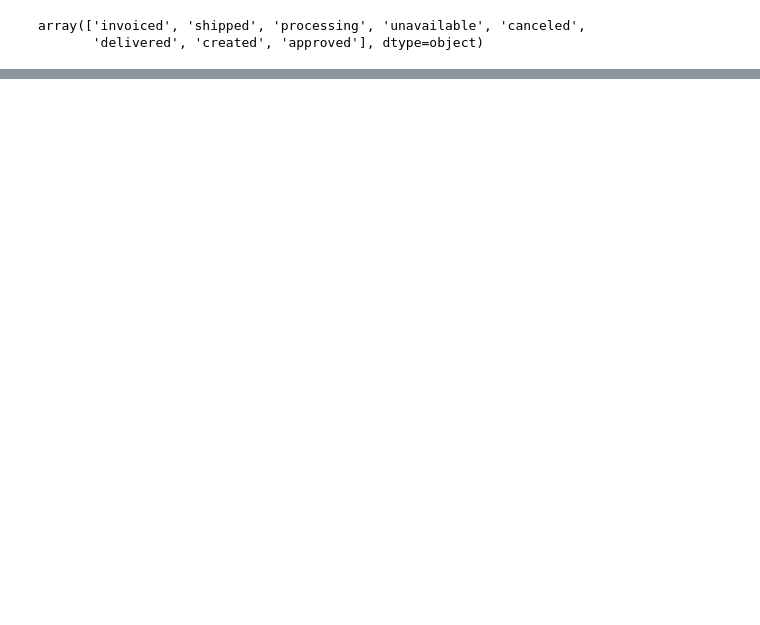
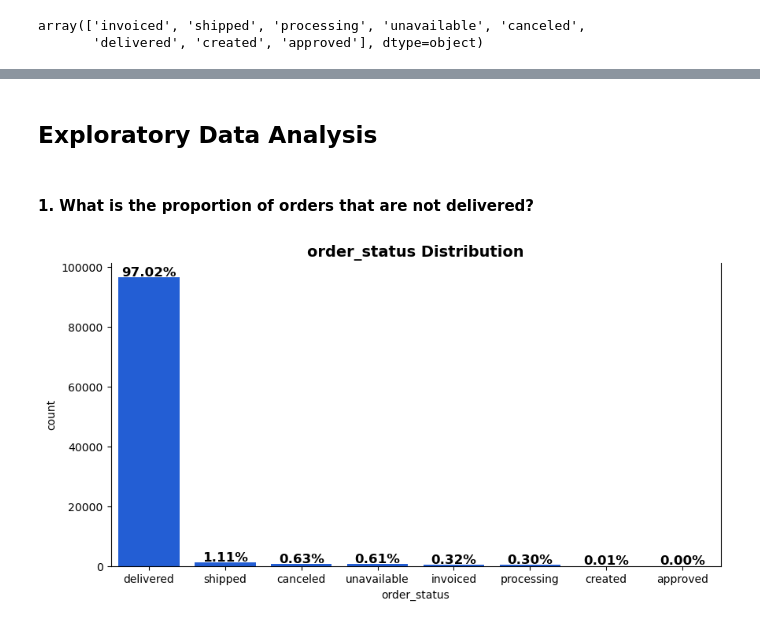
Before and after one commit to MohammadGhanaym/Data-Analysis-Projects, a Jupyter notebook: Analyze E-commerce dataset by Olist/Analysis.ipynb, the cells around one changed output, grey strips where cells are left out. Saved outputs shown, nothing was run; the diff lists cells and outputs as text; code cells hidden in the pictures; blank space fills up the shorter version.

```diff
--- a/Analyze E-commerce dataset by Olist/Analysis.ipynb
+++ b/Analyze E-commerce dataset by Olist/Analysis.ipynb
@@ -288,0 +347,4 @@ array(['invoiced', 'shipped', 'processing', 'unavailable', 'canceled',
+# %%
+for dataset_name, cols in nan_focus_cols.items():
+    for col in cols:
+        datasets[dataset_name] = datasets[dataset_name][~datasets[dataset_name][col].isnull()]
@@ -288,0 +366,4 @@ array(['invoiced', 'shipped', 'processing', 'unavailable', 'canceled',
+# %%
+date_cols = ['order_purchase_timestamp', 'order_delivered_customer_date', 'order_estimated_delivery_date']
+for col in date_cols:
+    datasets['orders'][col] = pd.to_datetime(datasets['orders'][col])
@@ -288,0 +390,43 @@ array(['invoiced', 'shipped', 'processing', 'unavailable', 'canceled',
+# %% [markdown]
+## Exploratory Data Analysis
+# %%
+base_color = sns.color_palette()[0]
+
+title_fontdict = {
+    'fontsize': 14,           # Font size
+    'fontweight': 'bold',     # Bold font
+    'fontstyle': 'normal',    # Normal style (can be 'italic' or 'oblique')
+    'fontfamily': 'sans-serif',  # Font family (e.g., 'serif', 'sans-serif', 'monospace')
+    'color': 'black',         # Text color
+}
+
+label_fontdict = {
+    'fontsize': 12,           # Font size
+    'fontweight': 'normal',   # Normal weight (can be 'bold', 'light', etc.)
+    'fontstyle': 'normal',    # Normal style (can be 'italic' or 'oblique')
+    'fontfamily': 'sans-serif',  # Font family (e.g., 'serif', 'sans-serif', 'monospace')
+}
+# %%
+def countplot_customized(x=None, data=None, hue=None, ax=None, order=None, autopct=None, color=None):
+    ax = sns.countplot(x = x, data = data, hue = hue, ax = ax, color = color, order = order)
+    ax.set_title(x + " Distribution", fontdict=title_fontdict)
+    ax.spines['top'].set_visible(False)
+    total = float(data.shape[0])
+    if autopct:
+        for patch in ax.patches:
+            height = patch.get_height()
+            ax.text(patch.get_x() + patch.get_width()/2, height + 500,
+                   '{:.2f}%'.format((height/total) * 100), weight='bold', fontsize=12, ha='center')
+# %% [markdown]
+#### 1. What is the proportion of orders that are not delivered?
+# %%
+order_status_counts = datasets['orders'].order_status.value_counts()
+
+plt.figure(figsize=(10, 5))
+countplot_customized(data=datasets['orders'], x='order_status', autopct=True,
+                     order=order_status_counts.index)
+
+
+plt.show()
+# %% [output]
+[figure, added]
```
Also changed, not shown: parts of 23 cells of this notebook.
